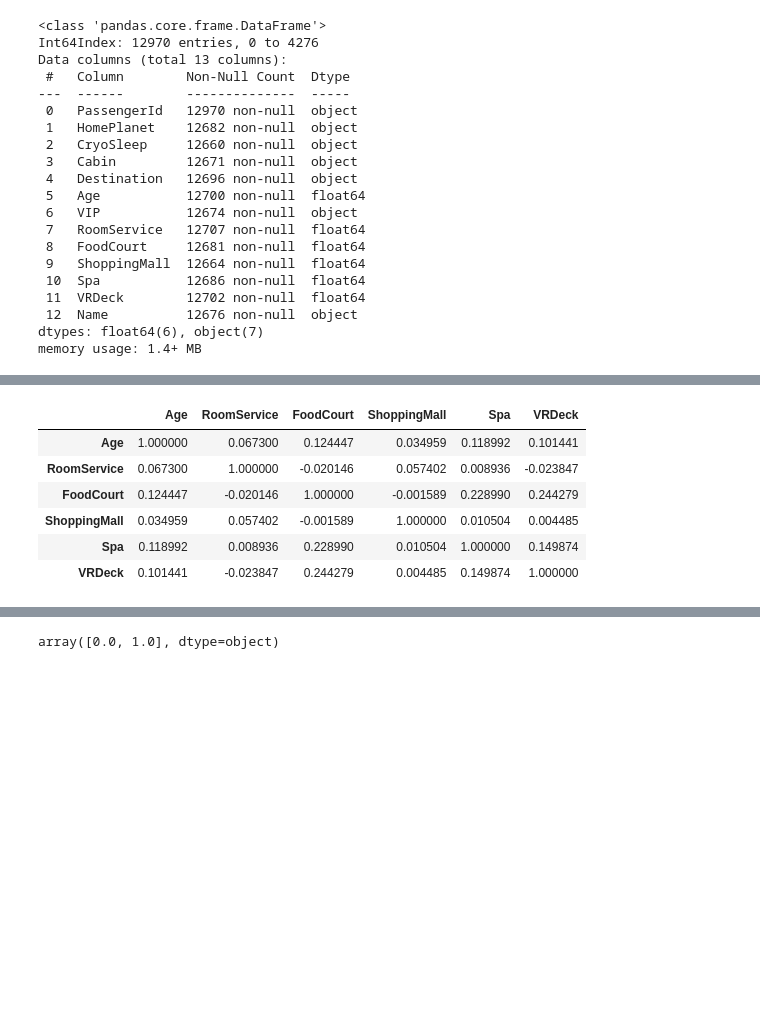
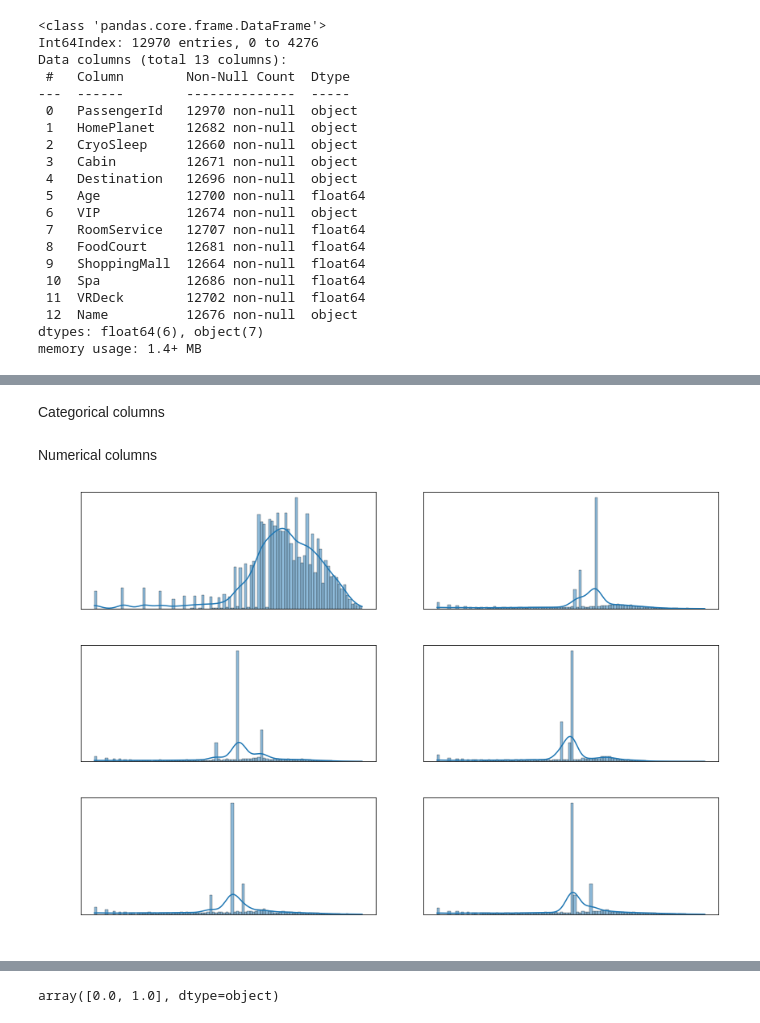
Before and after one commit to logicality/spaceship-titanic, a Jupyter notebook: research.ipynb, the cells around one changed output, grey strips where cells are left out. Drawn from its saved outputs; the diff is of its cells as text; code cells hidden in the pictures; blank space fills up the shorter version.

```diff
--- a/research.ipynb
+++ b/research.ipynb
@@ -175,13 +168,3 @@ combined
 # %%
 combined['Group'] = combined['PassengerId'].str[:4]
 combined.drop('PassengerId', inplace=True, axis=1)
-# %%
-combined.corr()
-# %% [output]
-|  | Age | RoomService | FoodCourt | ShoppingMall | Spa | VRDeck |
-| Age | 1.000000 | 0.067300 | 0.124447 | 0.034959 | 0.118992 | 0.101441 |
-| RoomService | 0.067300 | 1.000000 | -0.020146 | 0.057402 | 0.008936 | -0.023847 |
-| FoodCourt | 0.124447 | -0.020146 | 1.000000 | -0.001589 | 0.228990 | 0.244279 |
-| ShoppingMall | 0.034959 | 0.057402 | -0.001589 | 1.000000 | 0.010504 | 0.004485 |
-| Spa | 0.118992 | 0.008936 | 0.228990 | 0.010504 | 1.000000 | 0.149874 |
-| VRDeck | 0.101441 | -0.023847 | 0.244279 | 0.004485 | 0.149874 | 1.000000 |
@@ -244,0 +171,2 @@ combined.drop('Name', inplace=True, axis=1)
+# %% [markdown]
+Categorical columns
@@ -244,0 +211,28 @@ combined.drop('Name', inplace=True, axis=1)
+# %% [markdown]
+Numerical columns
+# %%
+# numerical columns
+col_num = combined.select_dtypes(include=['number']).columns
+col_num = col_num.drop(['cabin_num', 'CryoSleep'])
+
+# subplot placehodlers
+fig, axes = plt.subplots(3, 2, figsize=(12,8))
+
+# flatten the axes for easier indexing
+axes = axes.ravel()
+
+# iterate over number columns, enumerate cause working with index list
+for i, col in enumerate(col_num):
+    ax = axes[i]
+    # checking distribution for data above 0
+    t = combined.loc[combined[col]>0]
+    sns.histplot(t[col], ax=ax, kde=True, bins=100)
+    ax.set_xlabel(col)
+    ax.set_ylabel('Frequency')
+
+# adjust layout
+plt.tight_layout()
+
+plt.show()
+# %% [output]
+[figure, added]
```
Also changed, not shown: parts of 16 cells of this notebook, 1 other file.
